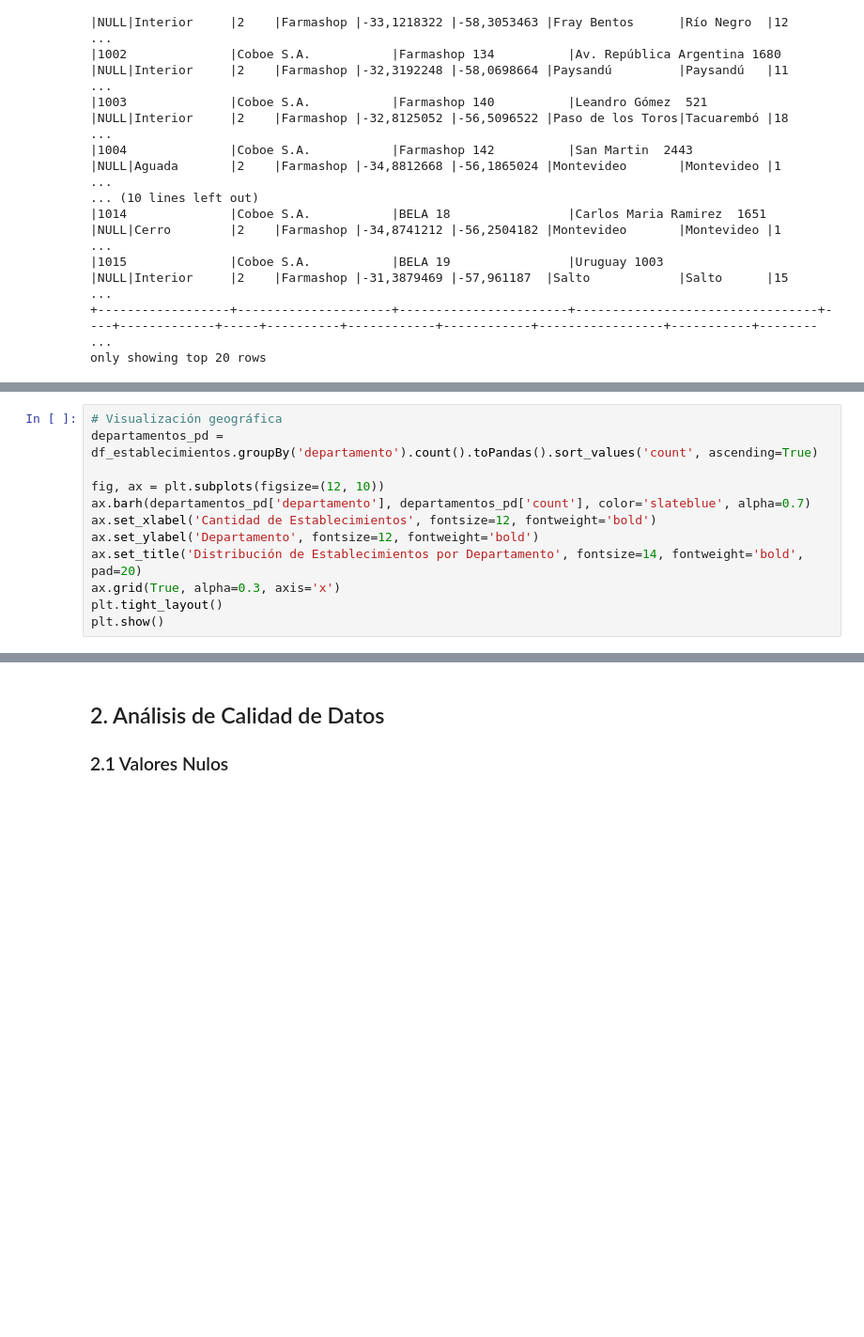
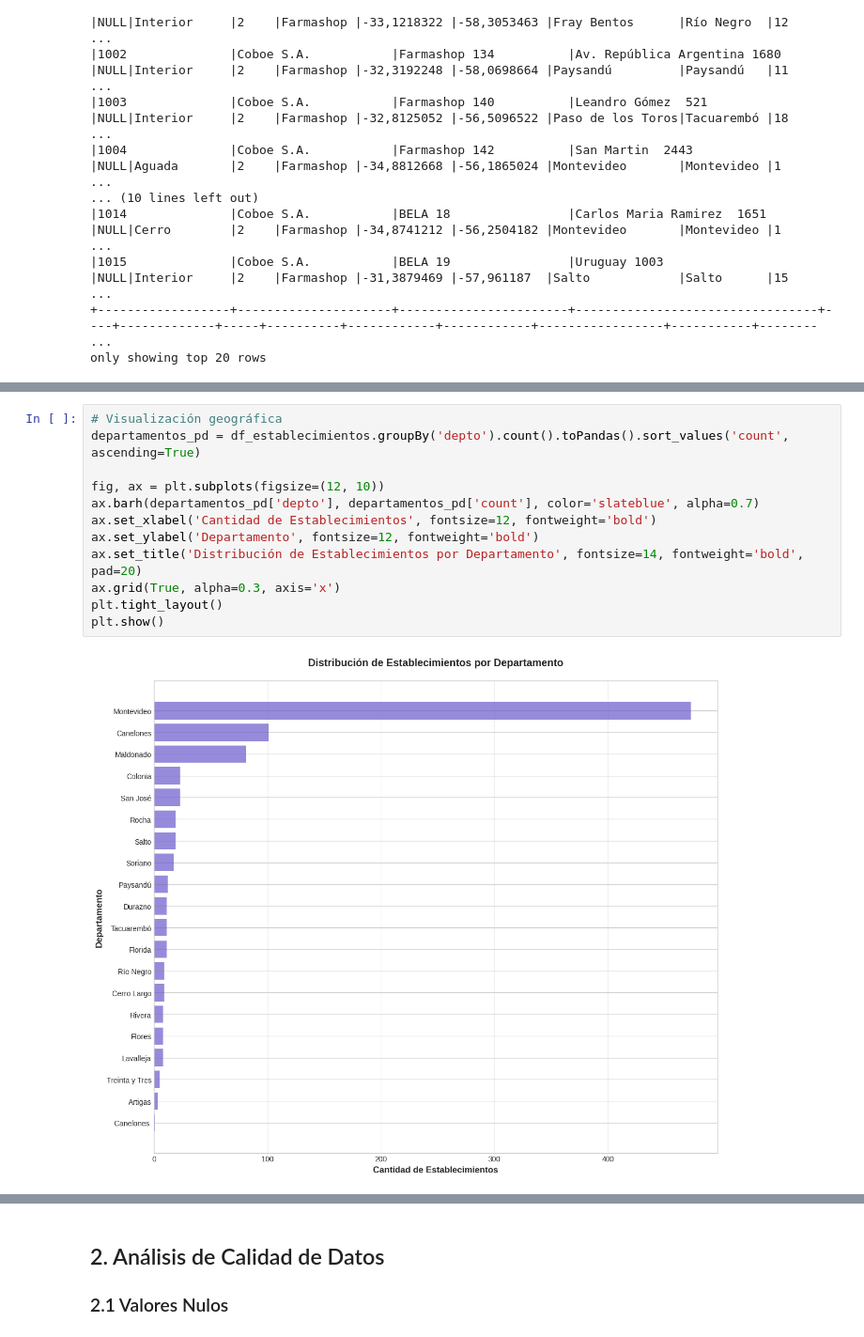
Before and after one commit to clara-s-n/monitor-precios-sipc, a Jupyter notebook: notebooks/01_exploracion.ipynb, the cells around one changed output, grey strips where cells are left out. Shown at 94% size. Drawn from its saved outputs; the diff is of its cells as text; blank space fills up the shorter version.

```diff
--- a/notebooks/01_exploracion.ipynb
+++ b/notebooks/01_exploracion.ipynb
@@ -424,15 +437,17 @@ AnalysisException: [UNRESOLVED_COLUMN.WITH_SUGGESTION] A column or function para
 # %%
 # Visualización geográfica
-departamentos_pd = df_establecimientos.groupBy('departamento').count().toPandas().sort_values('count', ascending=True)
+departamentos_pd = df_establecimientos.groupBy('depto').count().toPandas().sort_values('count', ascending=True)
 
 fig, ax = plt.subplots(figsize=(12, 10))
-ax.barh(departamentos_pd['departamento'], departamentos_pd['count'], color='slateblue', alpha=0.7)
+ax.barh(departamentos_pd['depto'], departamentos_pd['count'], color='slateblue', alpha=0.7)
 ax.set_xlabel('Cantidad de Establecimientos', fontsize=12, fontweight='bold')
 ax.set_ylabel('Departamento', fontsize=12, fontweight='bold')
 ax.set_title('Distribución de Establecimientos por Departamento', fontsize=14, fontweight='bold', pad=20)
 ax.grid(True, alpha=0.3, axis='x')
 plt.tight_layout()
 plt.show()
+# %% [output]
+[figure, added]
 # %%
 # Análisis de cadenas
 print("\n🏪 TOP 15 CADENAS DE SUPERMERCADOS:")
```
Also changed, not shown: parts of 9 cells of this notebook.
